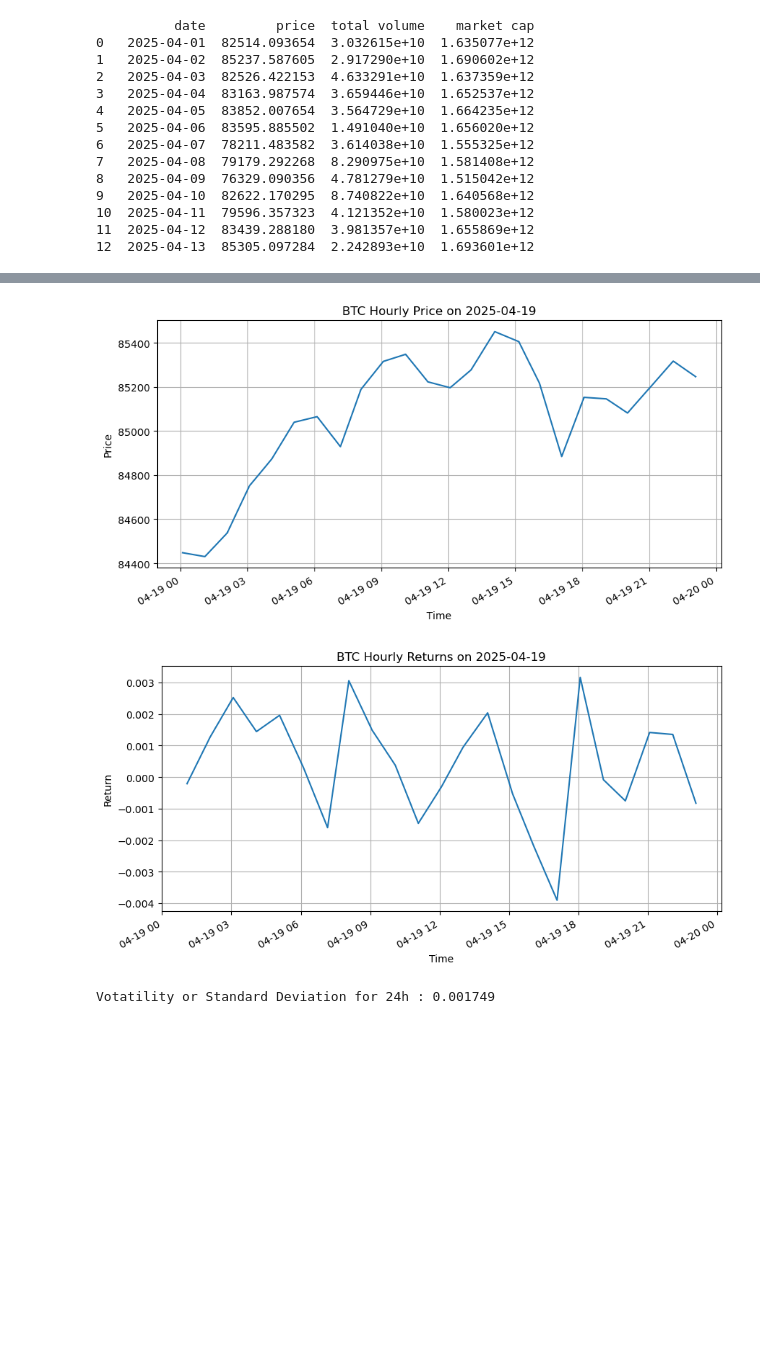
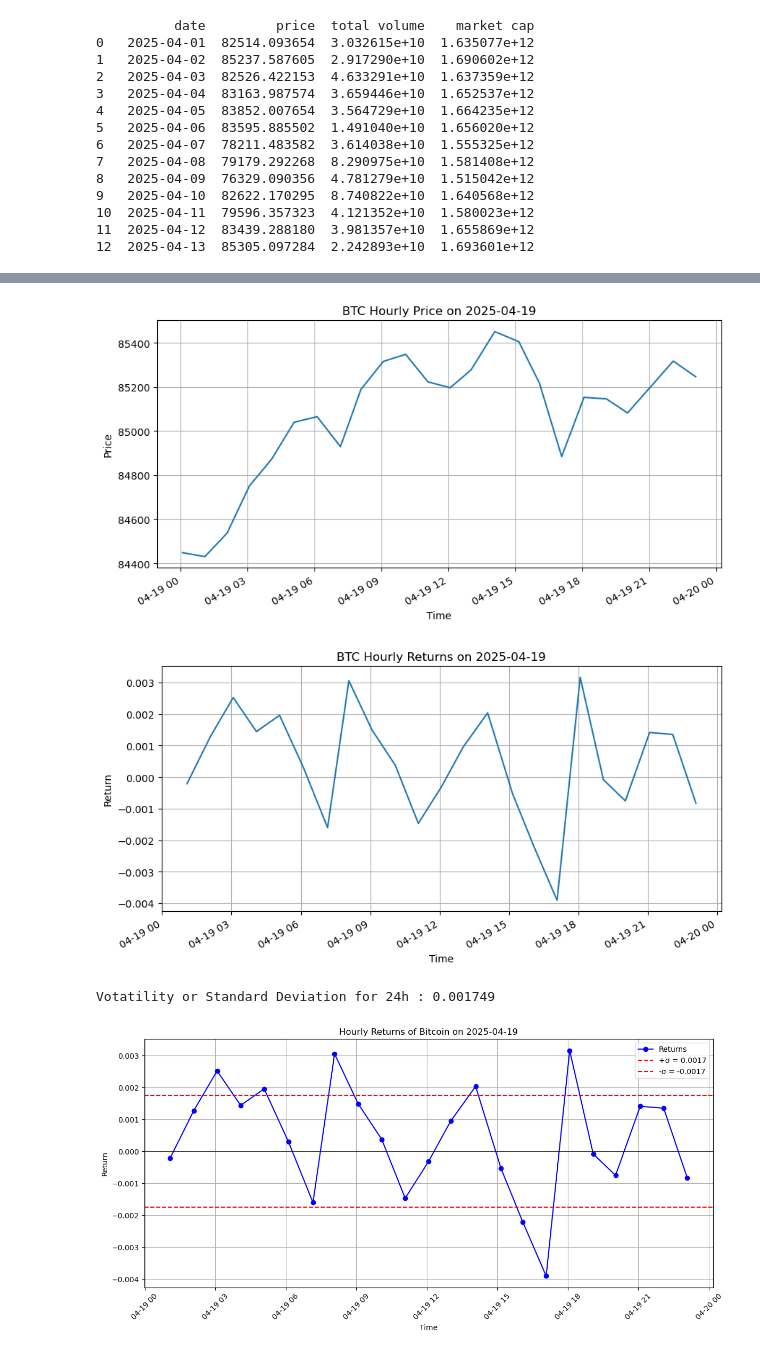
Before and after one commit to moyu1011-hka/hausarbeit-info2, a Jupyter notebook: test_coingecko_with_jupyter.ipynb, the cells around one changed output, grey strips where cells are left out. Saved outputs shown, nothing was run; the diff lists cells and outputs as text; code cells hidden in the pictures; blank space fills up the shorter version.

```diff
--- a/test_coingecko_with_jupyter.ipynb
+++ b/test_coingecko_with_jupyter.ipynb
@@ -92,4 +92,24 @@ plt.ylabel('Return')
 plt.grid(True)
 plt.show()
 print(f'Votatility or Standard Deviation for 24h : {volatility:4f}')
+
+
+
+plt.figure(figsize=(12, 6))
+# Returns
+plt.plot(prices.index, prices['return'], marker='o', linestyle='-', color='blue', label='Returns')
+
+# adding standard deviation
+plt.axhline(y=volatility, color='red', linestyle='--', label=f'+σ = {volatility:.4f}')
+plt.axhline(y=-volatility, color='red', linestyle='--', label=f'-σ = {-volatility:.4f}')
+plt.axhline(y=0, color='black', linestyle='-', linewidth=0.5)
+
+plt.title('Hourly Returns of Bitcoin on 2025-04-19')
+plt.xlabel('Time')
+plt.ylabel('Return')
+plt.xticks(rotation=45)
+plt.legend()
+plt.grid(True)
+plt.tight_layout()
+plt.show()
 # %% [output]
@@ -97,19 +117,20 @@ print(f'Votatility or Standard Deviation for 24h : {volatility:4f}')
                                 price    return
 timestamp
 2025-04-19 00:04:50.927  84447.777181       NaN
 2025-04-19 01:04:52.944  84430.134169 -0.000209
 2025-04-19 02:04:53.988  84537.568767  0.001272
 2025-04-19 03:04:39.291  84750.961139  0.002524
 2025-04-19 04:04:54.282  84873.333031  0.001444
 2025-04-19 05:04:56.887  85039.731019  0.001961
 2025-04-19 06:06:55.197  85065.226751  0.000300
 2025-04-19 07:09:28.012  84928.936491 -0.001602
 2025-04-19 08:04:38.713  85188.518995  0.003056
 ... (12 lines left out)
 2025-04-19 21:04:53.819  85202.135263  0.001416
 2025-04-19 22:04:51.622  85317.397984  0.001353
 2025-04-19 23:04:56.247  85246.712841 -0.000828
 Volatility of Bitcoin for last 24 hours:0.0017
 [figure]
 [figure]
 Votatility or Standard Deviation for 24h : 0.001749
+[figure, added]
```
Also changed, not shown: parts of 2 cells of this notebook.
